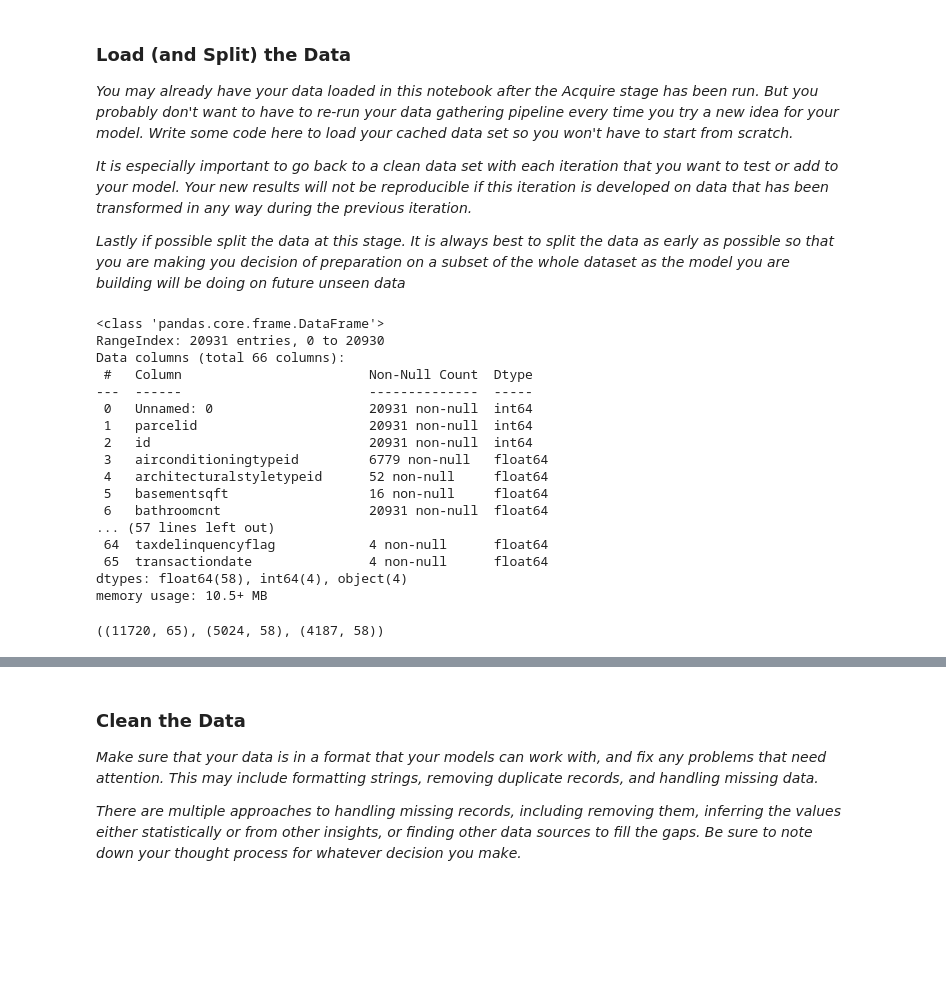
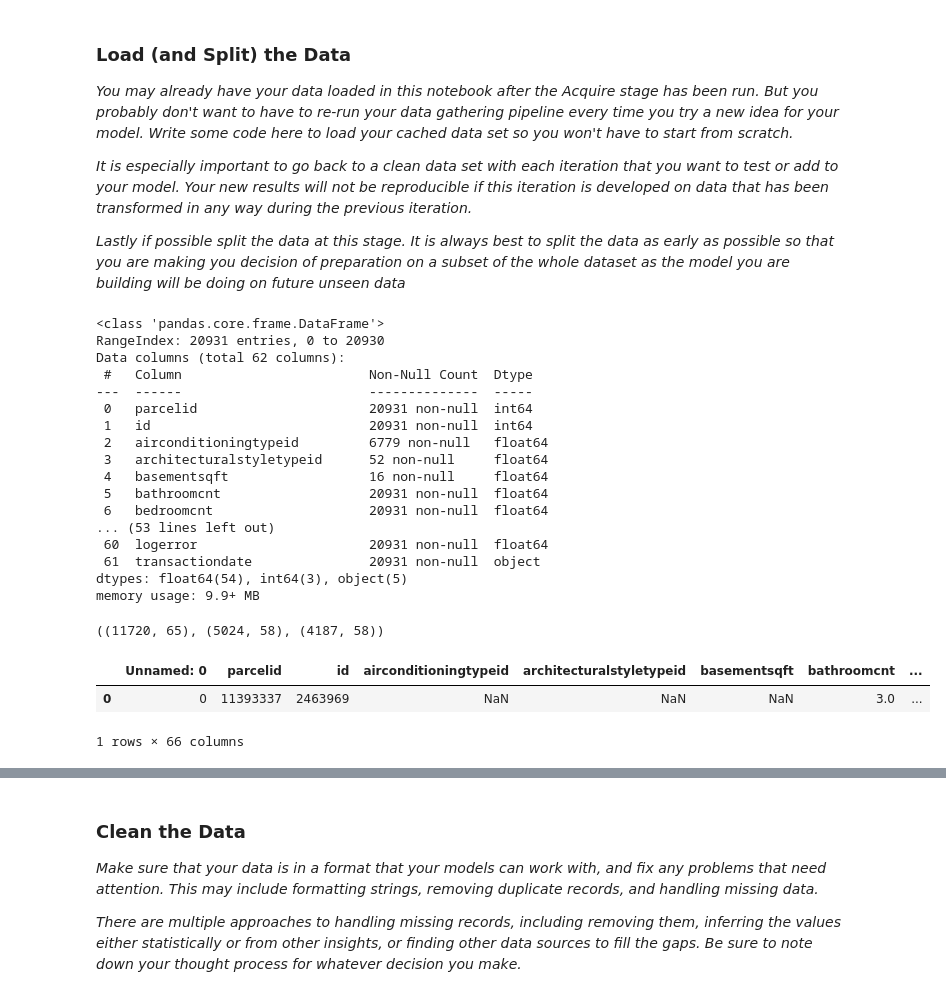
Before and after one commit to CSolitaire/regression-exercises, a Jupyter notebook: regression_project/mvp.ipynb, the cells around one changed output, grey strips where cells are left out. Saved outputs shown, nothing was run; the diff lists cells and outputs as text; code cells hidden in the pictures; blank space fills up the shorter version.

```diff
--- a/regression_project/mvp.ipynb
+++ b/regression_project/mvp.ipynb
@@ -89,4 +203,4 @@ warnings.filterwarnings("ignore")
 
 *Also a helpful thing to remember is to set this function up so that when you re-run the pipeline, it checks whether the files are already available locally. This will save you lots of time downloading large files.*
 # %%
-#src.acquire.run()
+src.acquire.run()
@@ -113,21 +233,21 @@ df.info()
 # %% [output]
 <class 'pandas.core.frame.DataFrame'>
 RangeIndex: 20931 entries, 0 to 20930
-Data columns (total 66 columns):
+Data columns (total 62 columns):
  #   Column                        Non-Null Count  Dtype
 ---  ------                        --------------  -----
- 0   Unnamed: 0                    20931 non-null  int64
- 1   parcelid                      20931 non-null  int64
- 2   id                            20931 non-null  int64
- 3   airconditioningtypeid         6779 non-null   float64
- 4   architecturalstyletypeid      52 non-null     float64
- 5   basementsqft                  16 non-null     float64
- 6   bathroomcnt                   20931 non-null  float64
-... (57 lines left out)
- 64  taxdelinquencyflag            4 non-null      float64
- 65  transactiondate               4 non-null      float64
-dtypes: float64(58), int64(4), object(4)
-memory usage: 10.5+ MB
+ 0   parcelid                      20931 non-null  int64
+ 1   id                            20931 non-null  int64
+ 2   airconditioningtypeid         6779 non-null   float64
+ 3   architecturalstyletypeid      52 non-null     float64
+ 4   basementsqft                  16 non-null     float64
+ 5   bathroomcnt                   20931 non-null  float64
+ 6   bedroomcnt                    20931 non-null  float64
+... (53 lines left out)
+ 60  logerror                      20931 non-null  float64
+ 61  transactiondate               20931 non-null  object
+dtypes: float64(54), int64(3), object(5)
+memory usage: 9.9+ MB
 # %%
 
 path='zillow_df.csv'
@@ -140,6 +260,12 @@ df, X_train_explore, \
 X_train_explore.shape, X_validate_scaled.shape, X_test_scaled.shape
 # %% [output]
 ((11720, 65), (5024, 58), (4187, 58))
+# %%
+df.head(1)
+# %% [output]
+|  | Unnamed: 0 | parcelid | id | airconditioningtypeid | architecturalstyletypeid | basementsqft | bathroomcnt | ... |
+| 0 | 0 | 11393337 | 2463969 | NaN | NaN | NaN | 3.0 | ... |
+1 rows × 66 columns
 # %%
 X_train_explore.head(1)
 # %% [output]
```
Also changed, not shown: parts of 8 cells of this notebook.
